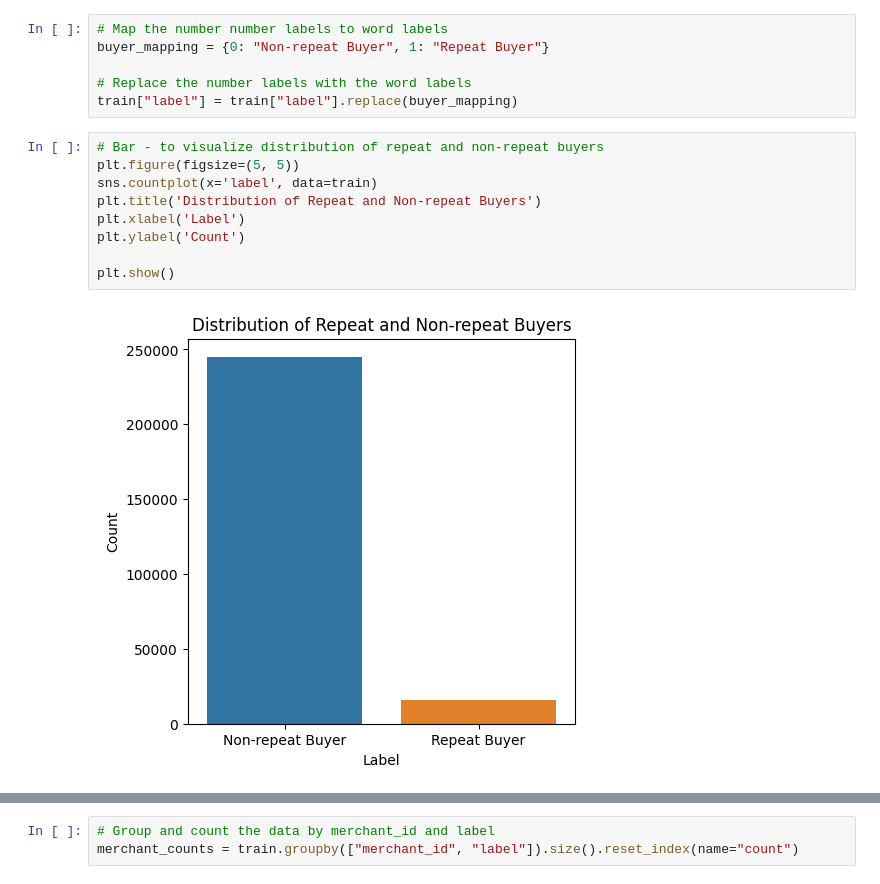
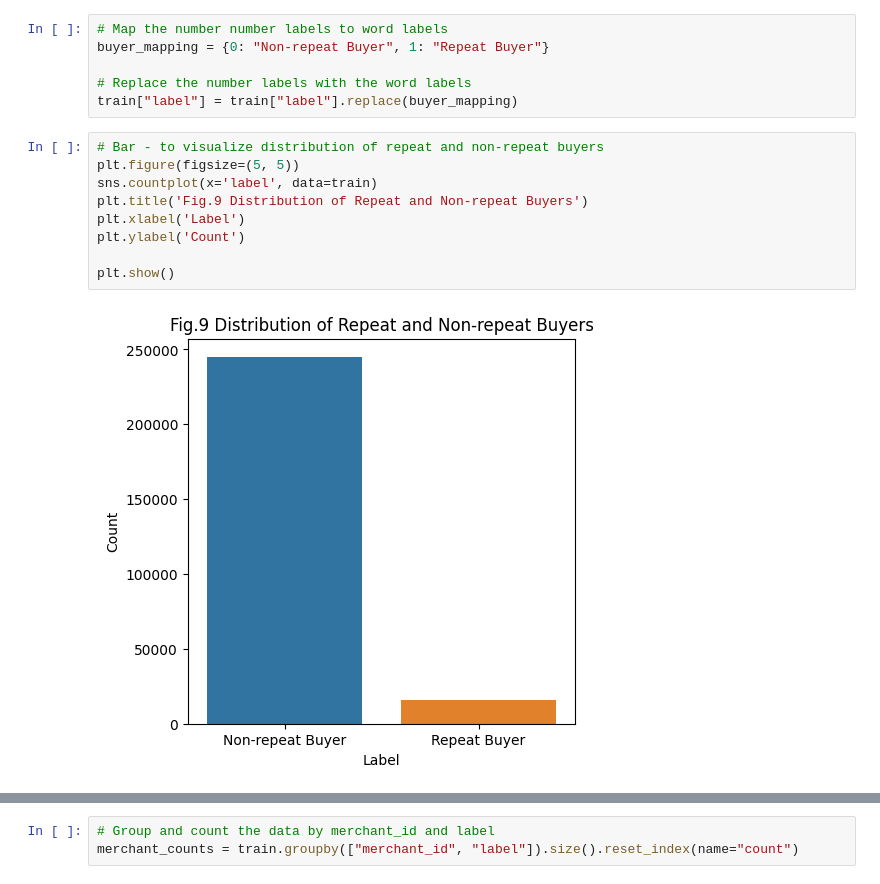
Before and after one commit to CaptainComputer1/CECS550Project, a Jupyter notebook: EM_PR_Final_DataVis.ipynb, the cells around one changed output, grey strips where cells are left out. Saved outputs shown, nothing was run; the diff lists cells and outputs as text.

Commit message:
Added notes per chart, add/remove charts

```diff
--- a/EM_PR_Final_DataVis.ipynb
+++ b/EM_PR_Final_DataVis.ipynb
@@ -181,11 +229,11 @@ train["label"] = train["label"].replace(buyer_mapping)
 # %%
 # Bar - to visualize distribution of repeat and non-repeat buyers
 plt.figure(figsize=(5, 5))
 sns.countplot(x='label', data=train)
-plt.title('Distribution of Repeat and Non-repeat Buyers')
+plt.title('Fig.9 Distribution of Repeat and Non-repeat Buyers')
 plt.xlabel('Label')
 plt.ylabel('Count')
 
 plt.show()
 # %% [output]
-[figure, old version]
+[figure, new version]
```
Also changed, not shown: parts of 32 cells of this notebook.
